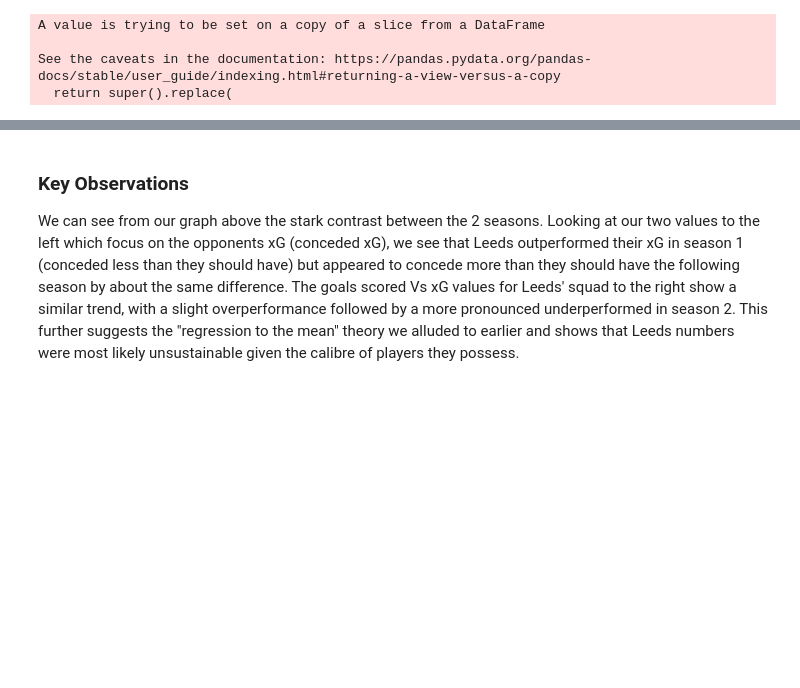
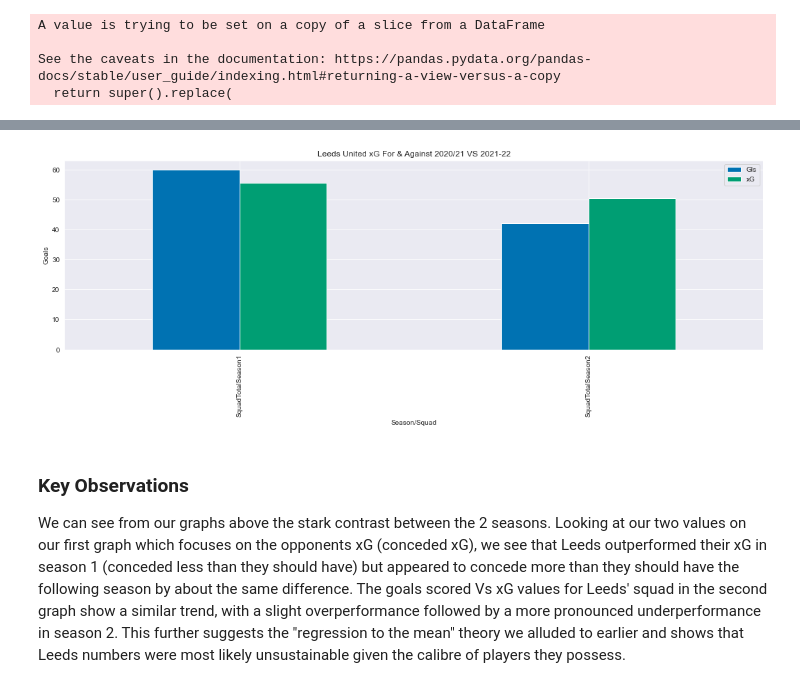
Before and after one commit to kiansweeney11/xg-data-analysis, a Jupyter notebook: leeds-comparison.ipynb, the cells around one changed output, grey strips where cells are left out. Drawn from its saved outputs; the diff is of its cells as text; code cells hidden in the pictures; blank space fills up the shorter version.

```diff
--- a/leeds-comparison.ipynb
+++ b/leeds-comparison.ipynb
@@ -521,3 +522,15 @@ plt.show()
+# %%
+overall_xg_lee = overall_xg.loc[overall_xg['Player'].str.contains('SquadTotalSeason')]
+overall_xg_lee = overall_xg_lee.sort_values('Player')
+plt.rcParams["figure.figsize"] = (18, 5)
+plt.style.use('seaborn-colorblind')
+data_chart = overall_xg_lee.set_index('Player').plot.bar()
+data_chart.set_xlabel('Season/Squad')
+data_chart.set_ylabel('Goals')
+data_chart.set_title('Leeds United xG For & Against 2020/21 VS 2021-22')
+plt.show()
+# %% [output]
+[figure, added]
 # %% [markdown]
 ### Key Observations
-We can see from our graph above the stark contrast between the 2 seasons. Looking at our two values to the left which focus on the opponents xG (conceded xG), we see that Leeds outperformed their xG in season 1 (conceded less than they should have) but appeared to concede more than they should have the following season by about the same difference. The goals scored Vs xG values for Leeds' squad to the right show a similar trend, with a slight overperformance followed by a more pronounced underperformed in season 2. This further suggests the "regression to the mean" theory we alluded to earlier and shows that Leeds numbers were most likely unsustainable given the calibre of players they possess.
+We can see from our graphs above the stark contrast between the 2 seasons. Looking at our two values on our first graph which focuses on the opponents xG (conceded xG), we see that Leeds outperformed their xG in season 1 (conceded less than they should have) but appeared to concede more than they should have the following season by about the same difference. The goals scored Vs xG values for Leeds' squad in the second graph show a similar trend, with a slight overperformance followed by a more pronounced underperformance in season 2. This further suggests the "regression to the mean" theory we alluded to earlier and shows that Leeds numbers were most likely unsustainable given the calibre of players they possess.
```
Also changed, not shown: parts of 3 cells of this notebook.
